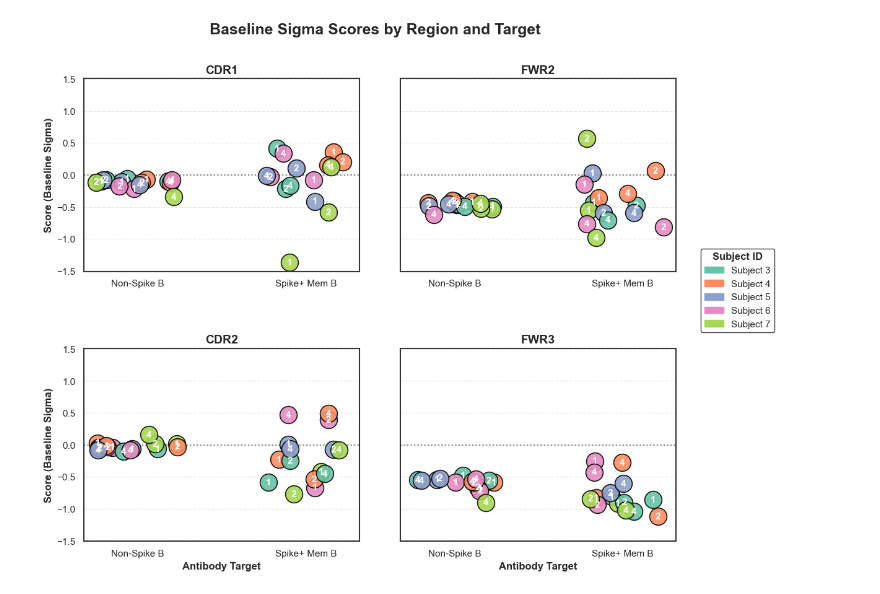
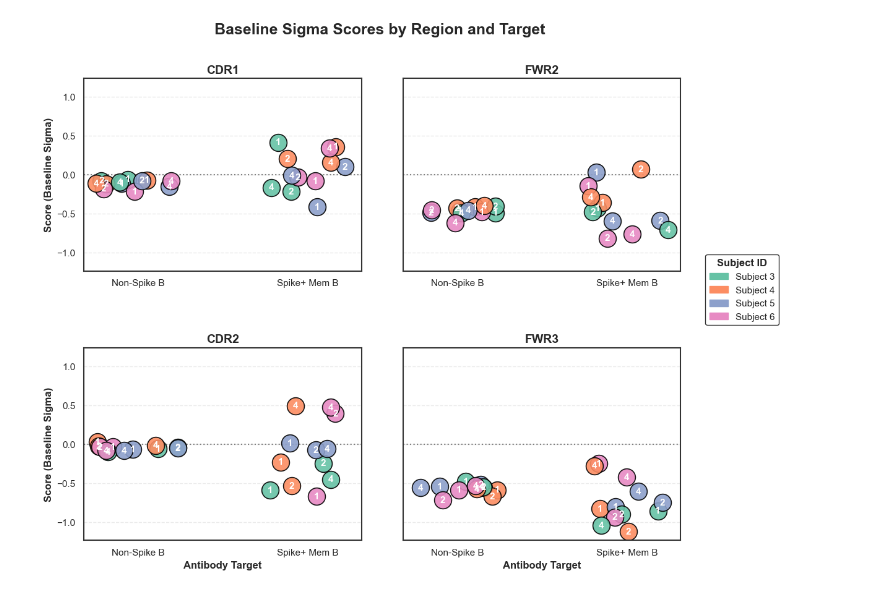
Before and after one commit to dani-f99/selection_pressure_vis, a Jupyter notebook: selection_pressure_dev.ipynb, the cells around one changed output. Cells and saved outputs as stored; diff of their text form; code cells hidden in the pictures.

Commit message:
added plots without subject 7

```diff
--- a/selection_pressure_dev.ipynb
+++ b/selection_pressure_dev.ipynb
@@ -7,3 +8,5 @@ import pandas as pd
 import numpy as np
 import os
 import re
+# %%
+filt_7 = True
@@ -41,29 +50,27 @@ def join_septp(files : list,
     return joined_df
 
 
-# Creating datasets list
-path_folders = os.path.join("output","r_data")
-file_names = ["cleaned_seqs_all_seq-subject_id-ab_target-sep_1 baseline-[2026-05-28_18-40-23]_baseline_values.csv",
-              "cleaned_seqs_all_seq-subject_id-ab_target-sep_2 weeks-[2026-05-28_18-40-23]_baseline_values.csv",
-              "cleaned_seqs_all_seq-subject_id-ab_target-sep_4 weeks-[2026-05-28_18-40-23]_baseline_values.csv"]
-files_path = [os.path.join(path_folders, i) for i in file_names]
+if True:
+    # Creating datasets list
+    path_folders = os.path.join("output","r_data")
+    file_names = ["cleaned_seqs_all_seq-subject_id-ab_target-sep_1 baseline-[2026-05-28_18-40-23]_baseline_values.csv",
+                "cleaned_seqs_all_seq-subject_id-ab_target-sep_2 weeks-[2026-05-28_18-40-23]_baseline_values.csv",
+                "cleaned_seqs_all_seq-subject_id-ab_target-sep_4 weeks-[2026-05-28_18-40-23]_baseline_values.csv"]
+    files_path = [os.path.join(path_folders, i) for i in file_names]
 
-# Final output suited for visualization
-baseline_data = join_septp(files_path, save_csv = True)
+    # Final output suited for visualization
+    baseline_data = join_septp(files_path, save_csv = True)
 # %%
+# 1. Load the dataset
 joined_path = os.path.join(path_folders, "cleaned_seqs_all_seq-subject_id-ab_target-tp_joined-[2026-05-28_18-40-23]_baseline_values.csv")
+file_path = joined_path
+df = pd.read_csv(file_path, index_col=0)
+
+# 2. Filter subject (if needed)
+if filt_7 == True:
+    df = df[df.subject_id != 7]
 # %%
-import pandas as pd
-import numpy as np
-import matplotlib.pyplot as plt
-import matplotlib.patches as mpatches
-import seaborn as sns
-
-# 1. Load the dataset
-file_path = joined_path
-df = pd.read_csv(file_path)
-
-# 2. Data Preparation
+# 3. Data Preparation
 df = df.dropna(subset=['baseline_sigma']).copy()
 df['tp_label'] = df['time_point'].astype(str).str[0]
 
@@ -84,7 +91,7 @@ y_limit = max_val * 1.1
 # Setting a cleaner base theme for better aesthetics
 sns.set_theme(style="white")
 
-# 3. Plotting
+# 4. Plotting
 g = sns.FacetGrid(df, col="region", col_wrap=2, height=4.5, aspect=1.2, sharey=True)
 
 def plot_custom_stripplot(data, **kwargs):
@@ -105,39 +112,39 @@ g.map_dataframe(plot_custom_stripplot)
 # IMPROVEMENT 1: Header without "region = "
 g.set_titles(col_template="{col_name}", fontweight='bold', size=14)
 
-# 4. Formatting
+# 5. Formatting
 for ax in g.axes.flat:
     # IMPROVEMENT 2: X-labels and tick labels beneath EACH subplot
     ax.tick_params(labelbottom=True)
 
     ax.set_xticks(range(len(targets)))
     ax.set_xticklabels(targets, fontsize=11)
     ax.set_xlabel("Antibody Target", fontweight='bold', fontsize=12)
     ax.set_ylabel("Score (Baseline Sigma)", fontweight='bold', fontsize=12)
 
     ax.grid(True, axis='y', linestyle='--', alpha=0.4, zorder=0)
 
     for spine in ax.spines.values():
         spine.set_visible(True)
         spine.set_color('#333333')
         spine.set_linewidth(1.5)
 
     ax.set_ylim(-y_limit, y_limit)
 
 legend_patches = [mpatches.Patch(color=color_dict[sub], label=f'Subject {int(sub)}') for sub in subjects]
 
 # IMPROVEMENT 3: Move legend closer to figure edges and style it
 g.figure.legend(handles=legend_patches, title='Subject ID', title_fontproperties={'weight':'bold', 'size':12},
                 loc='center left', bbox_to_anchor=(0.98, 0.5), frameon=True, edgecolor='black')
 
 # Aesthetic improvements: adjusted padding (hspace/wspace) so text doesn't overlap
 g.fig.subplots_adjust(right=0.95, top=0.88, hspace=0.4, wspace=0.15)
 g.fig.suptitle("Baseline Sigma Scores by Region and Target", fontsize=18, fontweight='bold')
 
 # High quality export
 if False:
     plt.savefig('final_updated_plot.png', bbox_inches='tight', dpi=300)
     plt.show()
 # %% [output]
-[figure, old version]
+[figure, new version]
 # %%
```
Also changed, not shown: parts of 3 cells of this notebook, 9 other files.
